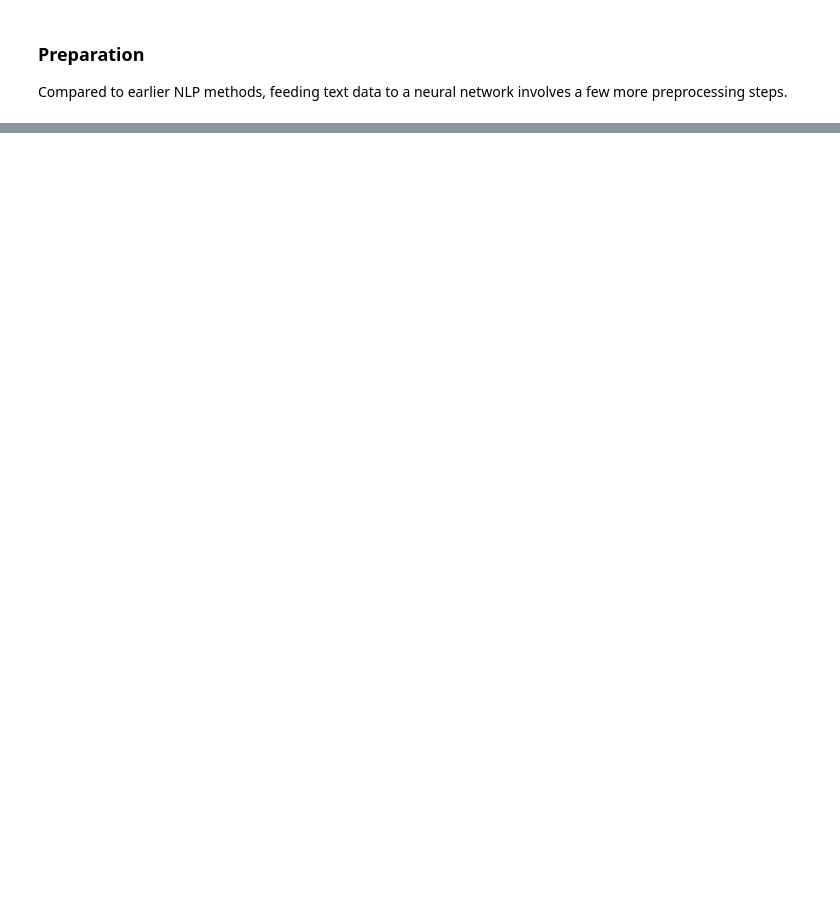
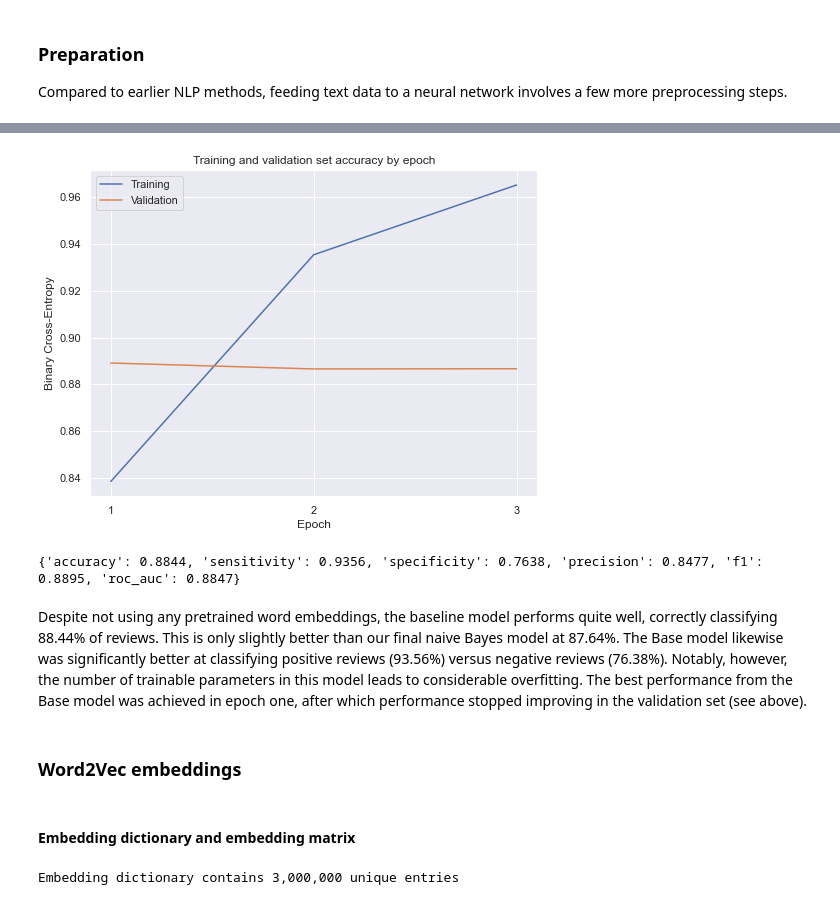
Before and after one commit to kingjosephm/IMDB_Movie_Review_Sentiment_Classification, a Jupyter notebook: IMDB Movie Review Sentiment Classification.ipynb, the cells around one changed output, grey strips where cells are left out. Drawn from its saved outputs; the diff is of its cells as text; code cells hidden in the pictures; blank space fills up the shorter version.

Commit message:
Added results from word embeddings / LSTM portion of notebook. Writeup still not complete

```diff
--- a/IMDB Movie Review Sentiment Classification.ipynb
+++ b/IMDB Movie Review Sentiment Classification.ipynb
@@ -627,0 +612,4 @@ Total training time: 73.55 minutes
+# %%
+max_words_sequence = df['review_clean'].str.split().map(lambda x: len(x)).max()
+X_train_pad = pad_words(X_train_seq, max_words_sequence)
+X_test_pad = pad_words(X_test_seq, max_words_sequence)
@@ -627,0 +647,30 @@ Total training time: 73.55 minutes
+# %%
+clear_session() # clear previous Keras session graphs
+
+base_model = Sequential()
+
+base_model.add(Embedding(input_dim=len(word_index)+1,
+                  output_dim=300,
+                  input_length=max_words_sequence,
+                  trainable=True))
+
+# Note - adding dropout in LSTM layer itself is equivalent to adding a dropout layer before
+
+base_model.add(Bidirectional(LSTM(units=128, dropout=0.4,
+               recurrent_dropout=0.3, return_sequences=True))) # default activation tanh
+
+base_model.add(GlobalMaxPool1D()) # takes max value over the three dimensions
+
+base_model.add(Dropout(0.3))
+
+base_model.add(Dense(64, activation='relu'))
+
+base_model.add(Dropout(0.2))
+
+# Output layer
+base_model.add(Dense(1, activation='sigmoid')) # faster than softmax with two units
+
+# Compile model
+base_model.compile(loss='binary_crossentropy',
+     optimizer=Adam(learning_rate=0.001),
+     metrics=['accuracy'])
@@ -627,0 +699,9 @@ Total training time: 73.55 minutes
+# %%
+base_hist = base_model.fit(X_train_pad,
+              y_train,
+              batch_size=64,
+              validation_split=0.25,
+              verbose=2,
+              epochs=4,
+              use_multiprocessing=True,
+              callbacks=[EarlyStopping(patience=2, restore_best_weights=True)])
@@ -627,0 +716,23 @@ Total training time: 73.55 minutes
+# %%
+plot_model_performance(base_model)
+# %% [output]
+[figure, added]
+# %%
+pred_base = base_model.predict(X_test_pad).flatten() # flatten from 2d to 1d array
+pred_base = pd.Series(pred_base).apply(lambda x: 1 if x > 0.5 else 0)
+metrics_dict['base_lstm'] = metrics(y_test, pred_base)
+print(metrics_dict['base_lstm'])
+# %% [output]
+{'accuracy': 0.8844, 'sensitivity': 0.9356, 'specificity': 0.7638, 'precision': 0.8477, 'f1': 0.8895, 'roc_auc': 0.8847}
+# %% [markdown]
+Despite not using any pretrained word embeddings, the baseline model performs quite well, correctly classifying 88.44% of reviews. This is only slightly better than our final naive Bayes model at 87.64%. The Base model likewise was significantly better at classifying positive reviews (93.56%) versus negative reviews (76.38%). Notably, however, the number of trainable parameters in this model leads to considerable overfitting. The best performance from the Base model was achieved in epoch one, after which performance stopped improving in the validation set (see above).
+# %% [markdown]
+### Word2Vec embeddings
+# %% [markdown]
+#### Embedding dictionary and embedding matrix
+# %%
+w2v_vector_dims = 300
+w2v_embedding_dict = get_word_embeddings('word2vec')
+w2v_embedding_matrix = create_embedding_matrix(w2v_embedding_dict, word_index, w2v_vector_dims)
+# %% [output]
+Embedding dictionary contains 3,000,000 unique entries
```
Also changed, not shown: parts of 106 cells of this notebook.
